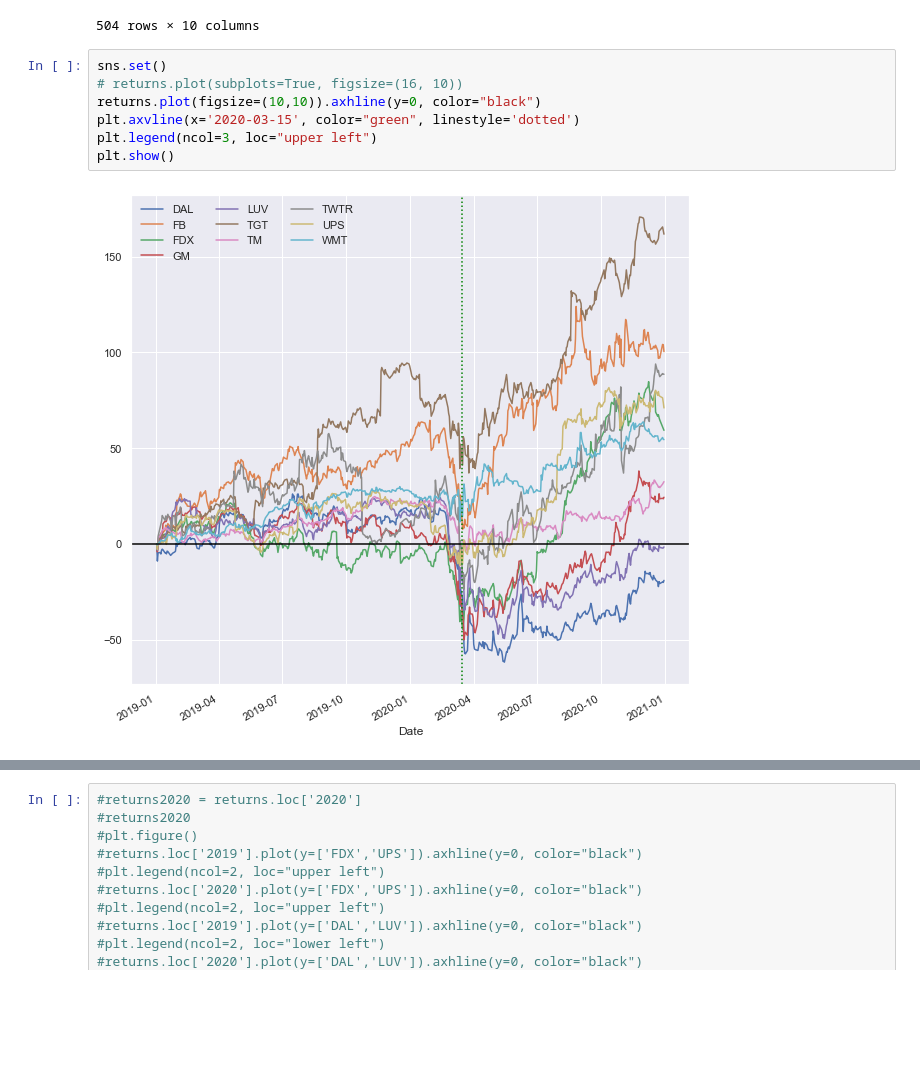
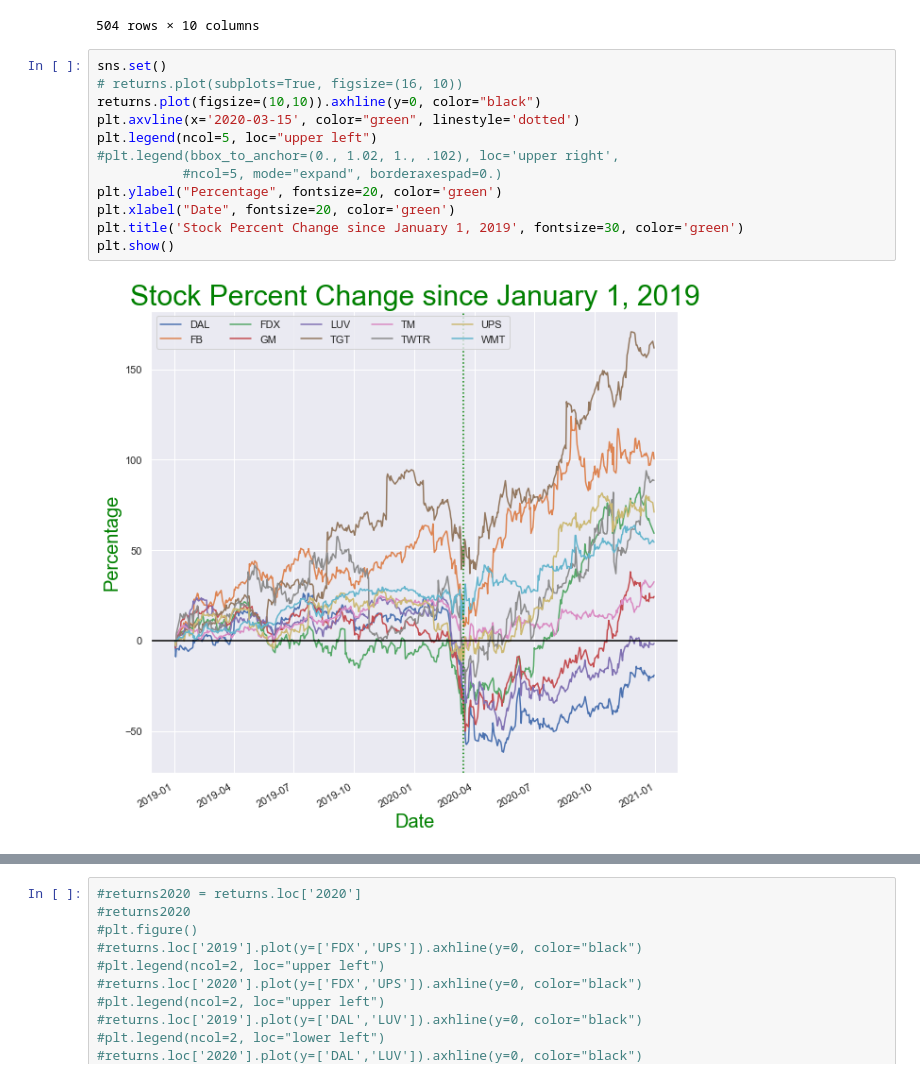
Before and after one commit to nt1983/team5-exercise, a Jupyter notebook: stockgrabber.ipynb, the cells around one changed output, grey strips where cells are left out. Saved outputs shown, nothing was run; the diff lists cells and outputs as text; blank space fills up the shorter version.

```diff
--- a/stockgrabber.ipynb
+++ b/stockgrabber.ipynb
@@ -122,11 +122,16 @@ returns
 # %%
 sns.set()
 # returns.plot(subplots=True, figsize=(16, 10))
 returns.plot(figsize=(10,10)).axhline(y=0, color="black")
 plt.axvline(x='2020-03-15', color="green", linestyle='dotted')
-plt.legend(ncol=3, loc="upper left")
+plt.legend(ncol=5, loc="upper left")
+#plt.legend(bbox_to_anchor=(0., 1.02, 1., .102), loc='upper right',
+           #ncol=5, mode="expand", borderaxespad=0.)
+plt.ylabel("Percentage", fontsize=20, color='green')
+plt.xlabel("Date", fontsize=20, color='green')
+plt.title('Stock Percent Change since January 1, 2019', fontsize=30, color='green')
 plt.show()
 # %% [output]
-[figure, old version]
+[figure, new version]
 # %%
 plt.figure()
```
Also changed, not shown: parts of 1 cell of this notebook, 6 other files.
